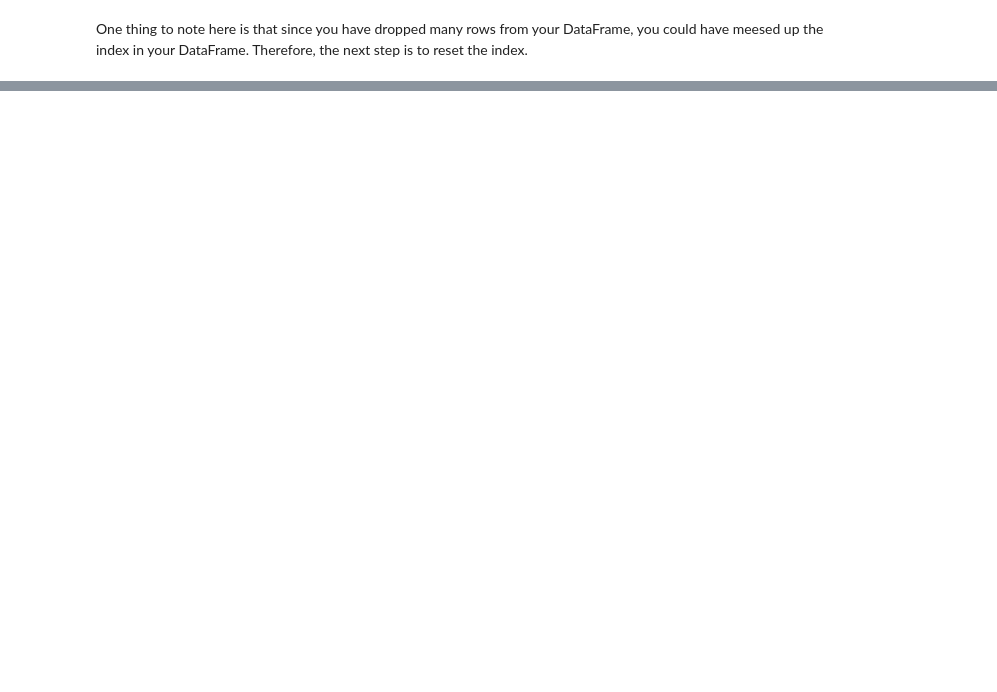
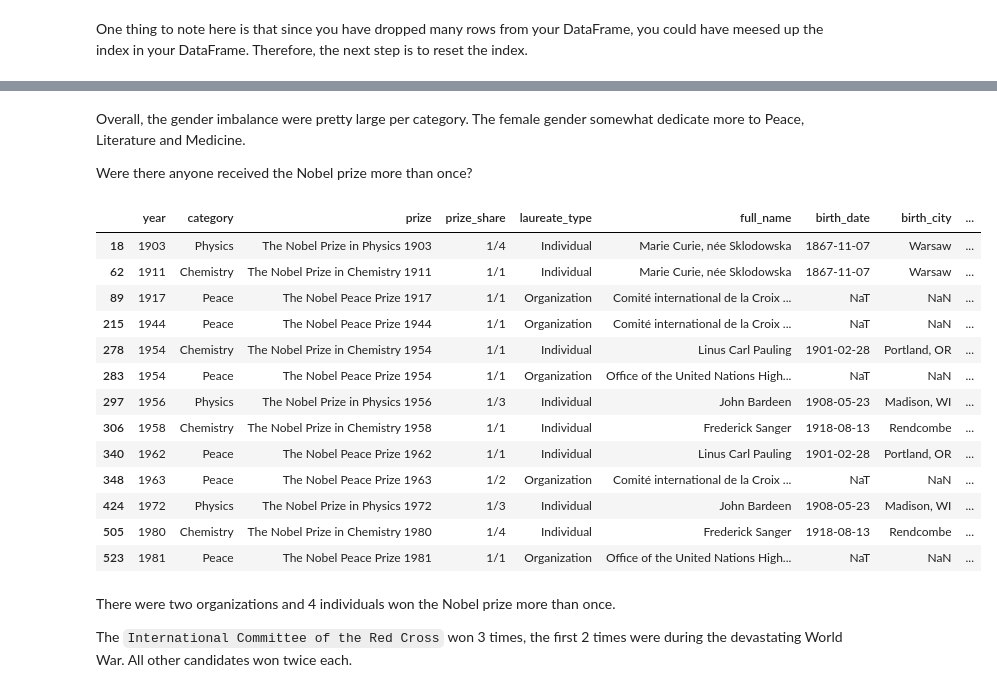
Before and after one commit to Chau-Ngoc/nobel-prize-analysis, a Jupyter notebook: nobel_prize_analysis.ipynb, the cells around one changed output, grey strips where cells are left out. Saved outputs shown, nothing was run; the diff lists cells and outputs as text; code cells hidden in the pictures; blank space fills up the shorter version.

```diff
--- a/nobel_prize_analysis.ipynb
+++ b/nobel_prize_analysis.ipynb
@@ -177,0 +265,27 @@ Let's proceed to the next step which is to investigate our data.
+# %% [markdown]
+Overall, the gender imbalance were pretty large per category. The female gender somewhat dedicate more to Peace, Literature and Medicine.
+
+Were there anyone received the Nobel prize more than once?
+# %%
+df_win_over_2 = df[df.duplicated(
+    subset=['full_name', 'birth_date'], keep=False)]
+df_win_over_2
+# %% [output]
+|  | year | category | prize | prize_share | laureate_type | full_name | birth_date | birth_city | ... |
+| 18 | 1903 | Physics | The Nobel Prize in Physics 1903 | 1/4 | Individual | Marie Curie, née Sklodowska | 1867-11-07 | Warsaw | ... |
+| 62 | 1911 | Chemistry | The Nobel Prize in Chemistry 1911 | 1/1 | Individual | Marie Curie, née Sklodowska | 1867-11-07 | Warsaw | ... |
+| 89 | 1917 | Peace | The Nobel Peace Prize 1917 | 1/1 | Organization | Comité international de la Croix ... | NaT | NaN | ... |
+| 215 | 1944 | Peace | The Nobel Peace Prize 1944 | 1/1 | Organization | Comité international de la Croix ... | NaT | NaN | ... |
+| 278 | 1954 | Chemistry | The Nobel Prize in Chemistry 1954 | 1/1 | Individual | Linus Carl Pauling | 1901-02-28 | Portland, OR | ... |
+| 283 | 1954 | Peace | The Nobel Peace Prize 1954 | 1/1 | Organization | Office of the United Nations High... | NaT | NaN | ... |
+| 297 | 1956 | Physics | The Nobel Prize in Physics 1956 | 1/3 | Individual | John Bardeen | 1908-05-23 | Madison, WI | ... |
+| 306 | 1958 | Chemistry | The Nobel Prize in Chemistry 1958 | 1/1 | Individual | Frederick Sanger | 1918-08-13 | Rendcombe | ... |
+| 340 | 1962 | Peace | The Nobel Peace Prize 1962 | 1/1 | Individual | Linus Carl Pauling | 1901-02-28 | Portland, OR | ... |
+| 348 | 1963 | Peace | The Nobel Peace Prize 1963 | 1/2 | Organization | Comité international de la Croix ... | NaT | NaN | ... |
+| 424 | 1972 | Physics | The Nobel Prize in Physics 1972 | 1/3 | Individual | John Bardeen | 1908-05-23 | Madison, WI | ... |
+| 505 | 1980 | Chemistry | The Nobel Prize in Chemistry 1980 | 1/4 | Individual | Frederick Sanger | 1918-08-13 | Rendcombe | ... |
+| 523 | 1981 | Peace | The Nobel Peace Prize 1981 | 1/1 | Organization | Office of the United Nations High... | NaT | NaN | ... |
+# %% [markdown]
+There were two organizations and 4 individuals won the Nobel prize more than once.
+
+The `International Committee of the Red Cross` won 3 times, the first 2 times were during the devastating World War. All other candidates won twice each.
```
Also changed, not shown: parts of 41 cells of this notebook.
